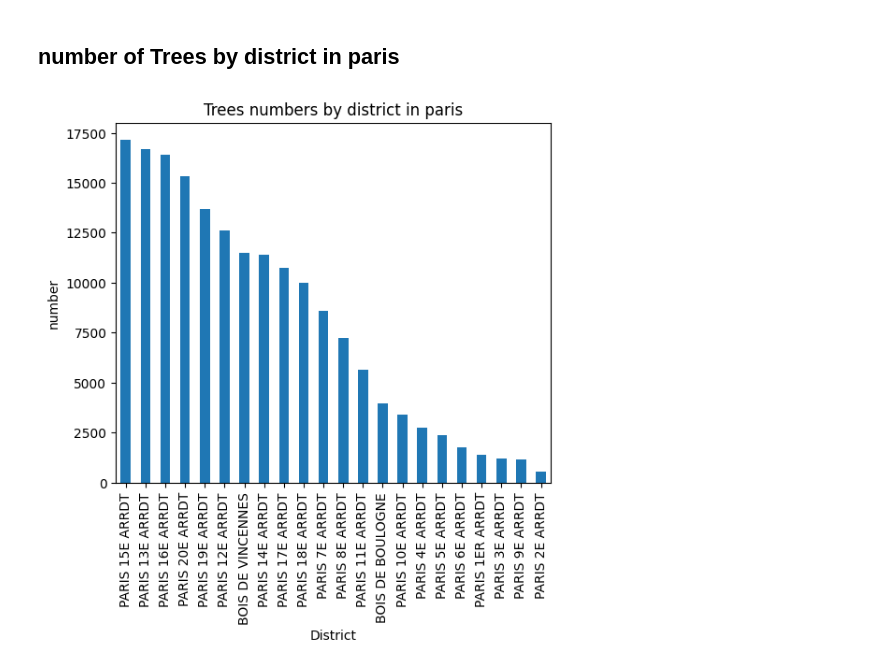
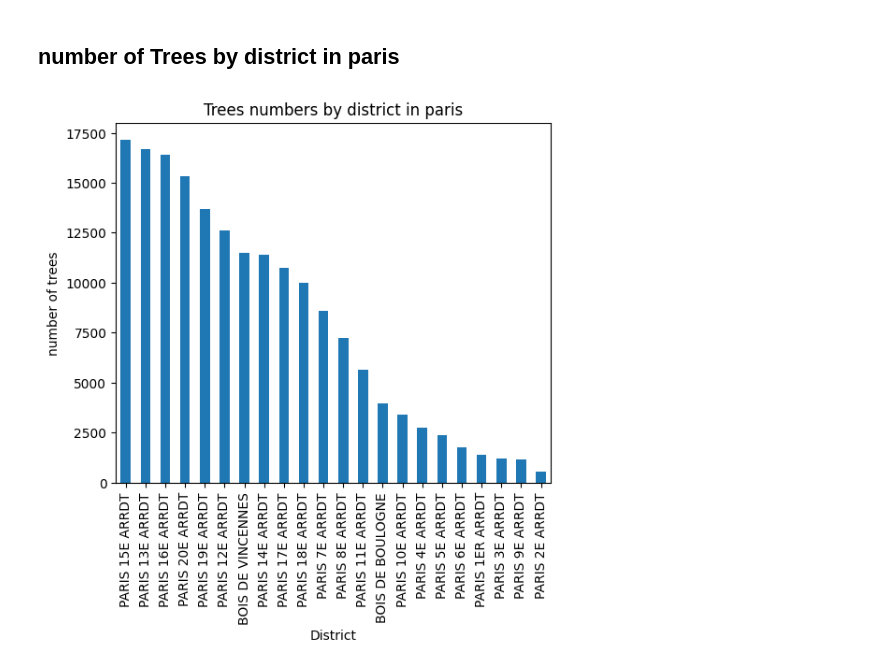
Before and after one commit to nasr-edine/univariate_analysis_python, a Jupyter notebook: notebooks/5_average_size_&_number_tree.ipynb, the cells around one changed output. Cells and saved outputs as stored; diff of their text form; code cells hidden in the pictures.

```diff
--- a/notebooks/5_average_size_&_number_tree.ipynb
+++ b/notebooks/5_average_size_&_number_tree.ipynb
@@ -18,10 +18,10 @@ It can be seen that the average of the trees changes little from one district to
 df_arrondissement_group = df.groupby("arrondissement")['id'].count()
 df_arrondissement_group.sort_values(ascending=False, inplace=True)
 # %%
-df_arrondissement_group.plot(kind='bar', title='Trees numbers by district in paris', ylabel='number',
+df_arrondissement_group.plot(kind='bar', title='Trees numbers by district in paris', ylabel='number of trees',
          xlabel='District', figsize=(6, 5));
 # %% [output]
-[figure, old version]
+[figure, new version]
 # %% [markdown]
 We can see the center of Paris (1 to 11 district) contains fewer trees than the most remote districts
 <img src="../imgs/paris_districts.jpeg" />
```
Also changed, not shown: 3 other files.
